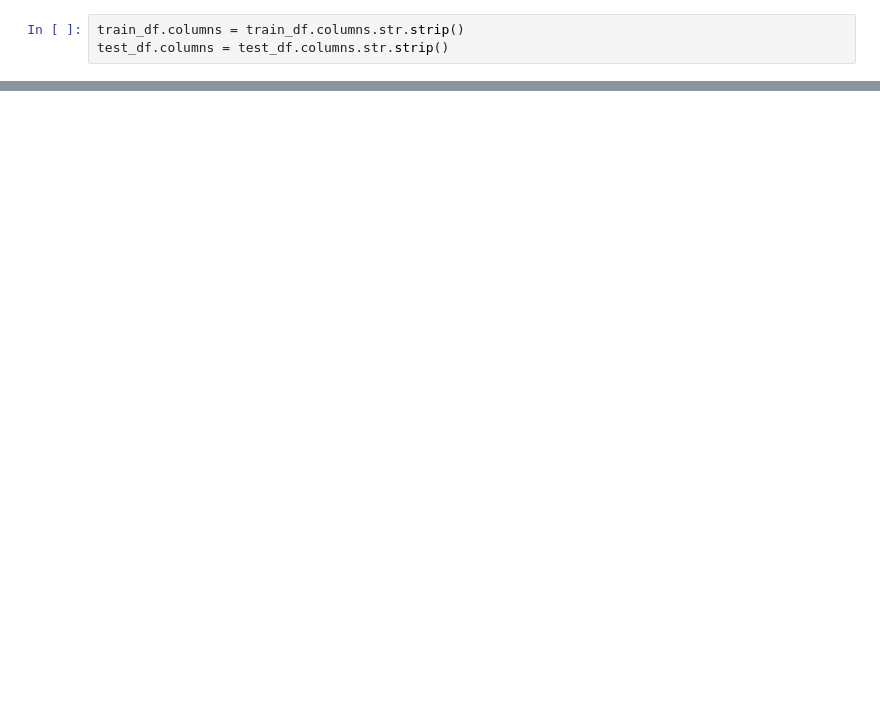
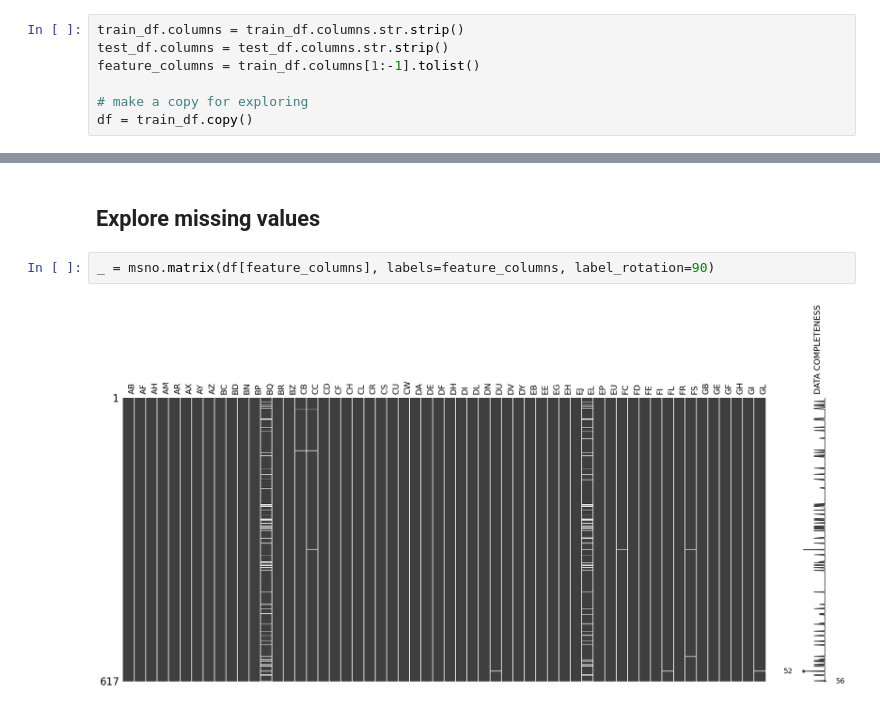
Before and after one commit to torayeff/icr-identify-age-related-conditions, a Jupyter notebook: src/EDA.ipynb, the cells around one changed output, grey strips where cells are left out. Drawn from its saved outputs; the diff is of its cells as text; blank space fills up the shorter version.

```diff
--- a/src/EDA.ipynb
+++ b/src/EDA.ipynb
@@ -14,3 +13,7 @@ test_df = pd.read_csv(data_path / "test.csv")
 # %%
 train_df.columns = train_df.columns.str.strip()
 test_df.columns = test_df.columns.str.strip()
+feature_columns = train_df.columns[1:-1].tolist()
+
+# make a copy for exploring
+df = train_df.copy()
@@ -195,0 +20,6 @@ def get_highly_correlated(df, threshold):
+# %% [markdown]
+## Explore missing values
+# %%
+_ = msno.matrix(df[feature_columns], labels=feature_columns, label_rotation=90)
+# %% [output]
+[figure, added]
```
Also changed, not shown: parts of 27 cells of this notebook, 2 other files.
